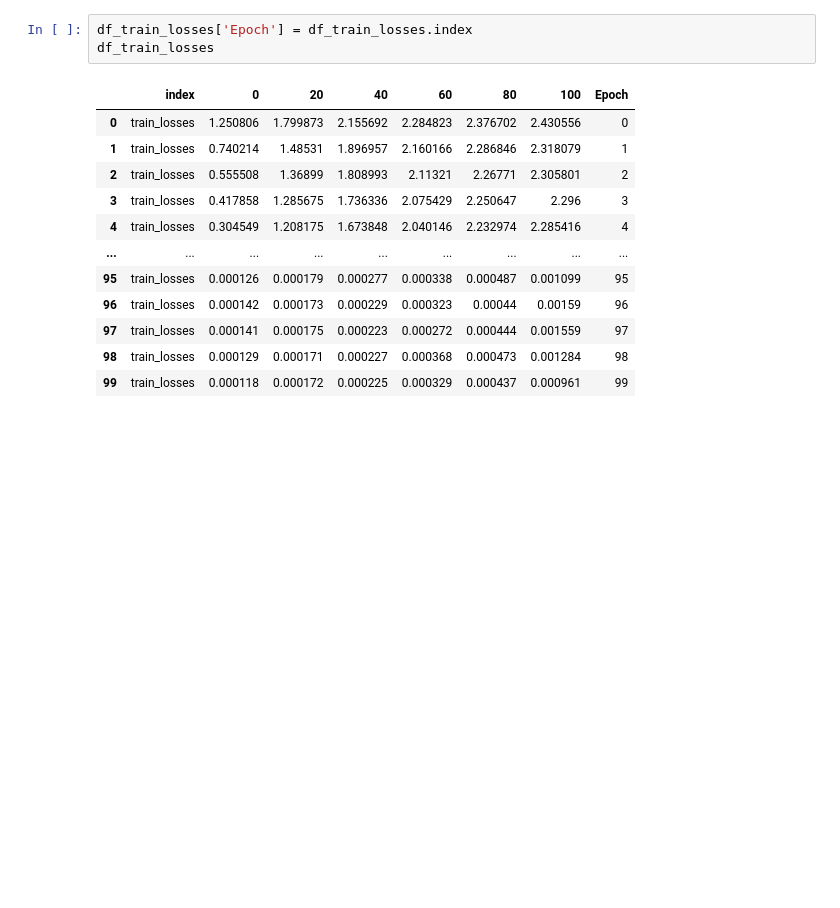
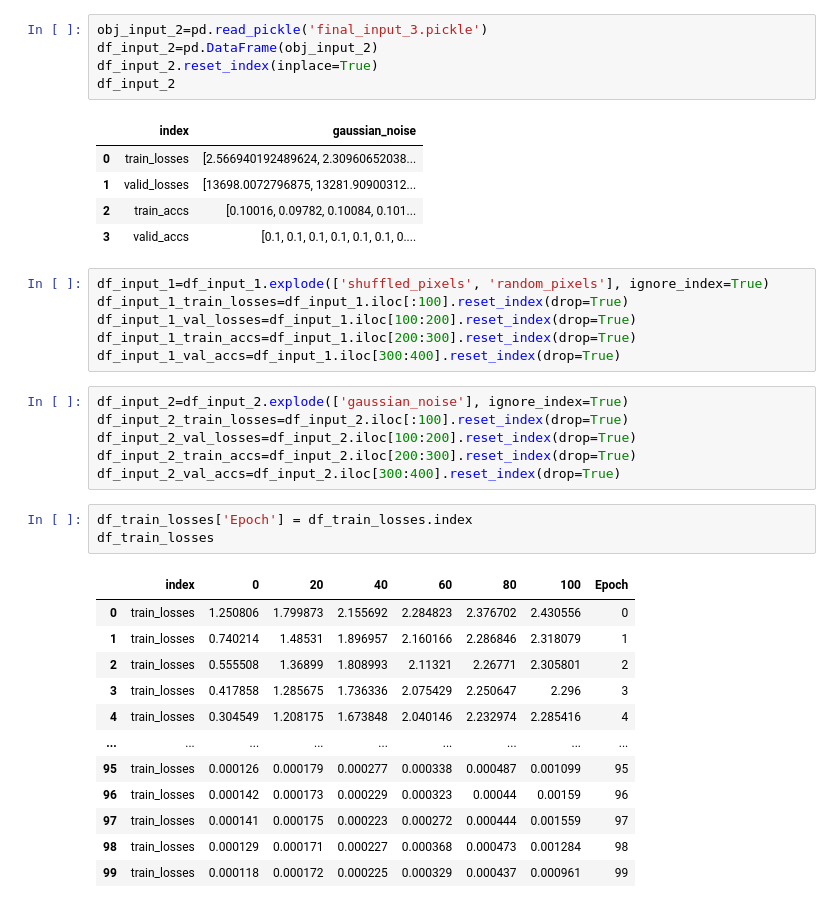
Before and after one commit to jhsilvaz13/rethinking_generalization_randomization_tests, a Jupyter notebook: src/Inception/results_inception.ipynb, the cells around one changed output. Saved outputs shown, nothing was run; the diff lists cells and outputs as text; blank space fills up the shorter version.

```diff
--- a/src/Inception/results_inception.ipynb
+++ b/src/Inception/results_inception.ipynb
@@ -15,3 +26,26 @@ df_val_accs=df.iloc[300:400].reset_index(drop=True)
+# %%
+obj_input_2=pd.read_pickle('final_input_3.pickle')
+df_input_2=pd.DataFrame(obj_input_2)
+df_input_2.reset_index(inplace=True)
+df_input_2
+# %% [output]
+|  | index | gaussian_noise |
+| 0 | train_losses | [2.566940192489624, 2.30960652038... |
+| 1 | valid_losses | [13698.0072796875, 13281.90900312... |
+| 2 | train_accs | [0.10016, 0.09782, 0.10084, 0.101... |
+| 3 | valid_accs | [0.1, 0.1, 0.1, 0.1, 0.1, 0.1, 0.... |
+# %%
+df_input_1=df_input_1.explode(['shuffled_pixels', 'random_pixels'], ignore_index=True)
+df_input_1_train_losses=df_input_1.iloc[:100].reset_index(drop=True)
+df_input_1_val_losses=df_input_1.iloc[100:200].reset_index(drop=True)
+df_input_1_train_accs=df_input_1.iloc[200:300].reset_index(drop=True)
+df_input_1_val_accs=df_input_1.iloc[300:400].reset_index(drop=True)
+# %%
+df_input_2=df_input_2.explode(['gaussian_noise'], ignore_index=True)
+df_input_2_train_losses=df_input_2.iloc[:100].reset_index(drop=True)
+df_input_2_val_losses=df_input_2.iloc[100:200].reset_index(drop=True)
+df_input_2_train_accs=df_input_2.iloc[200:300].reset_index(drop=True)
+df_input_2_val_accs=df_input_2.iloc[300:400].reset_index(drop=True)
 # %%
 df_train_losses['Epoch'] = df_train_losses.index
 df_train_losses
```
Also changed, not shown: parts of 5 cells of this notebook, 13 other files.
